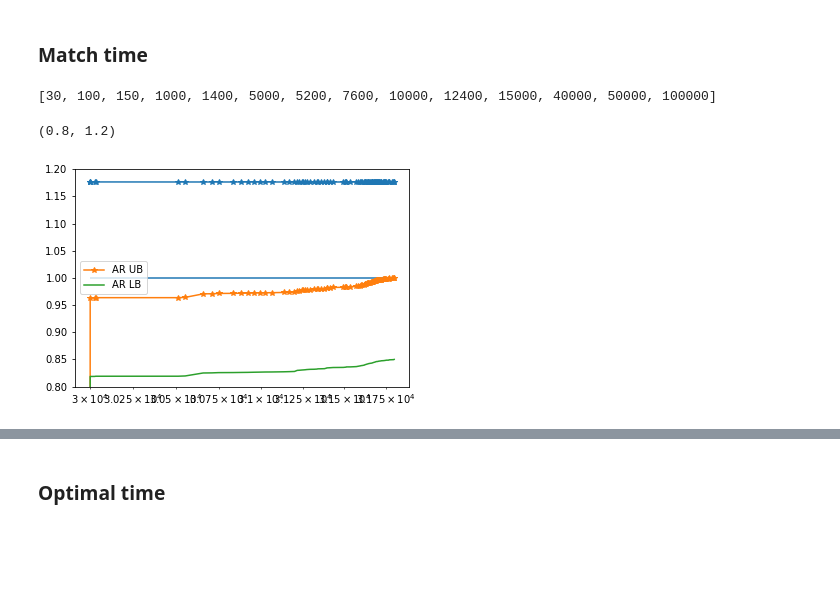
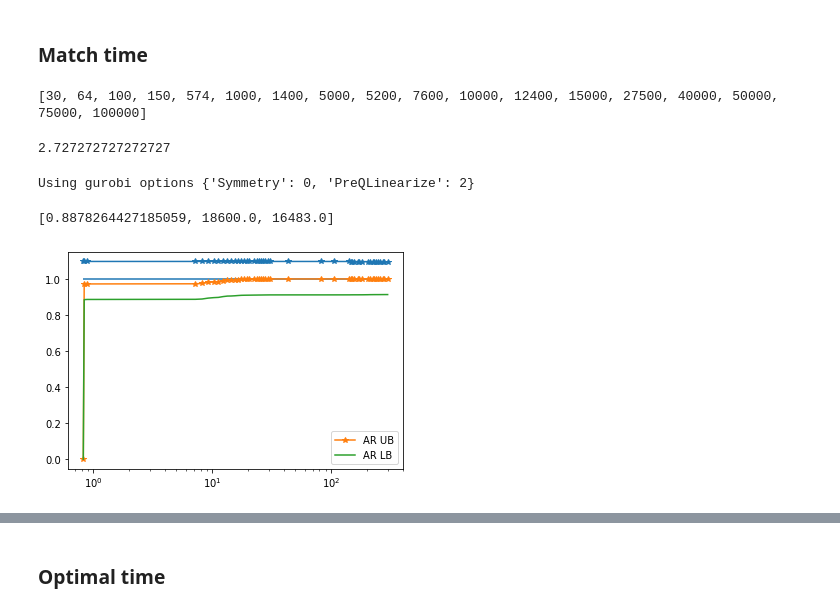
Before and after one commit to danlkv/quantum-classical-time-maxcut, a Jupyter notebook: data/generators/generate_classical_times.ipynb, the cells around one changed output, grey strips where cells are left out. Saved outputs shown, nothing was run; the diff lists cells and outputs as text; code cells hidden in the pictures; blank space fills up the shorter version.

Commit message:
add new data for better t0 handling

```diff
--- a/data/generators/generate_classical_times.ipynb
+++ b/data/generators/generate_classical_times.ipynb
@@ -202,40 +199,55 @@ dict(g.degree())
 ### Match time
 # %%
 match_ext = np.concatenate([
-    np.linspace(30, 100, 2),
-    np.linspace(150, 1000, 2),
+    np.linspace(30, 100, 3),
+    np.linspace(150, 1000, 3),
     np.linspace(1400, 5000, 2),
     np.linspace(5200, 12400, 4),
-    np.linspace(15000, 40000, 2),
-    np.linspace(50000, 100000, 2),
+    np.linspace(15000, 40000, 3),
+    np.linspace(50000, 100000, 3),
 ])
 match_ext = [2*int(x/2) for x in match_ext]
 print(match_ext)
+len(match_ext)*100/55*5/60
 # %% [output]
-[30, 100, 150, 1000, 1400, 5000, 5200, 7600, 10000, 12400, 15000, 40000, 50000, 100000]
+[30, 64, 100, 150, 574, 1000, 1400, 5000, 5200, 7600, 10000, 12400, 15000, 27500, 40000, 50000, 75000, 100000]
+2.727272727272727
 # %%
-seeds = range(10, 20)
-degree=4
+seeds = range(10, 110)
+degree=3
+options_preset_map = {
+    'symLin2': {'Symmetry': 0, 'PreQLinearize': 2}
+   , 'symLin1': {'Symmetry': 0, 'PreQLinearize': 1}
+   , 'symLin0': {'Symmetry': 0, 'PreQLinearize': 0}
+   , 'default': {}
+}
+options_preset = 'symLin2'
+# symLin2 is a good one, used for most previous (2021 July 2nd half) runs
+options = options_preset_map[options_preset]
+print('Using gurobi options', options)
+
 gurobi_bytes = ex.map_variable(('gurobi_hist')
                                , N=match_ext
                                , seed=seeds
-                               , max_time=[30*60]
+                               , max_time=[5*60]
                                , degree=[degree]
-                               , gurobi_options=[{'Symmetry': 0, 'PreQLinearize': 2}]
+                               , gurobi_options=[options]
                  )
 
 xd = xar.DataArray(gurobi_bytes, dims=('N', 'seed'), coords=(match_ext, seeds))
 # save the data
-pickle.dump(xd, open(f'../gurobi_match_d{degree}.pkl', 'wb'))
+pickle.dump(xd, open(f'../gurobi_match_d{degree}_gp{options_preset}.pkl', 'wb'))
+# %% [output]
+Using gurobi options {'Symmetry': 0, 'PreQLinearize': 2}
 # %%
-dat = gurobi_bytes[10][1]
+dat = gurobi_bytes[-7][1]
 
-mh = miplog_helper.MiplogData.from_start_and_diffs(dat[0], dat[0:])
+mh = miplog_helper.MiplogData.from_start_and_diffs(dat[0], dat[1:])
 mh.plot()
-plt.ylim(0.8, 1.2 )
+mh.miplog[4]
 # %% [output]
-(0.8, 1.2)
+[0.8878264427185059, 18600.0, 16483.0]
-[figure, old version]
+[figure, new version]
 # %%
 xd = xar.DataArray(gurobi_bytes, dims=('N', 'seed'), coords=(match_ext, seeds))
 xd
```
Also changed, not shown: parts of 9 cells of this notebook, 3 other files.
